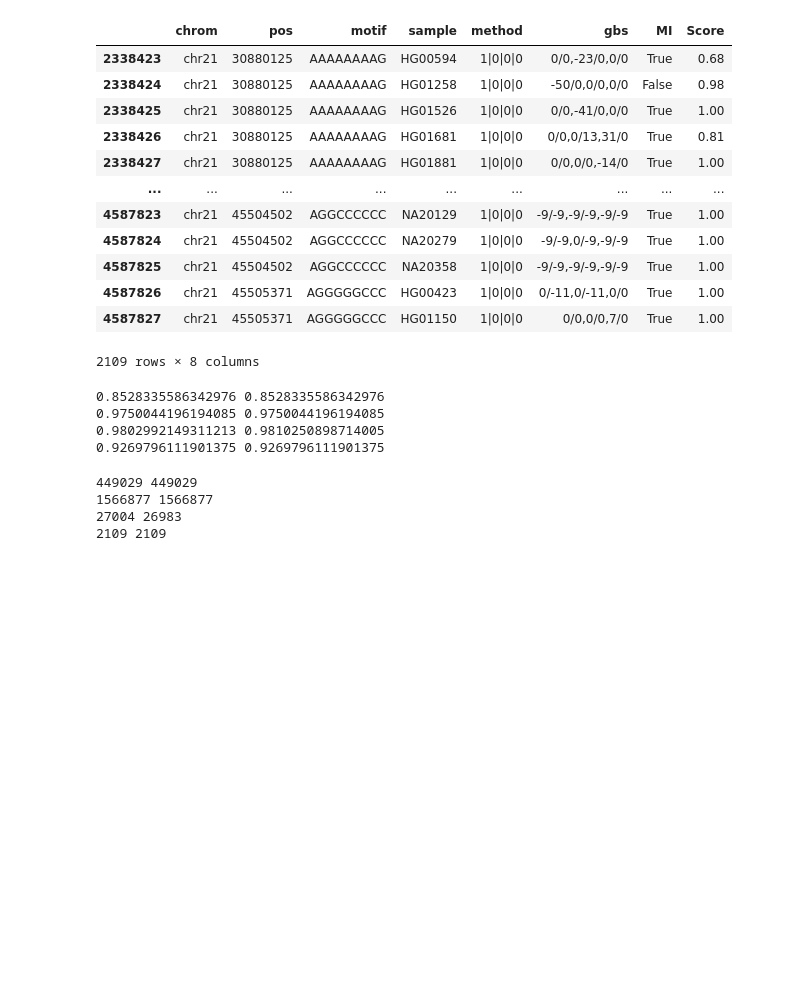
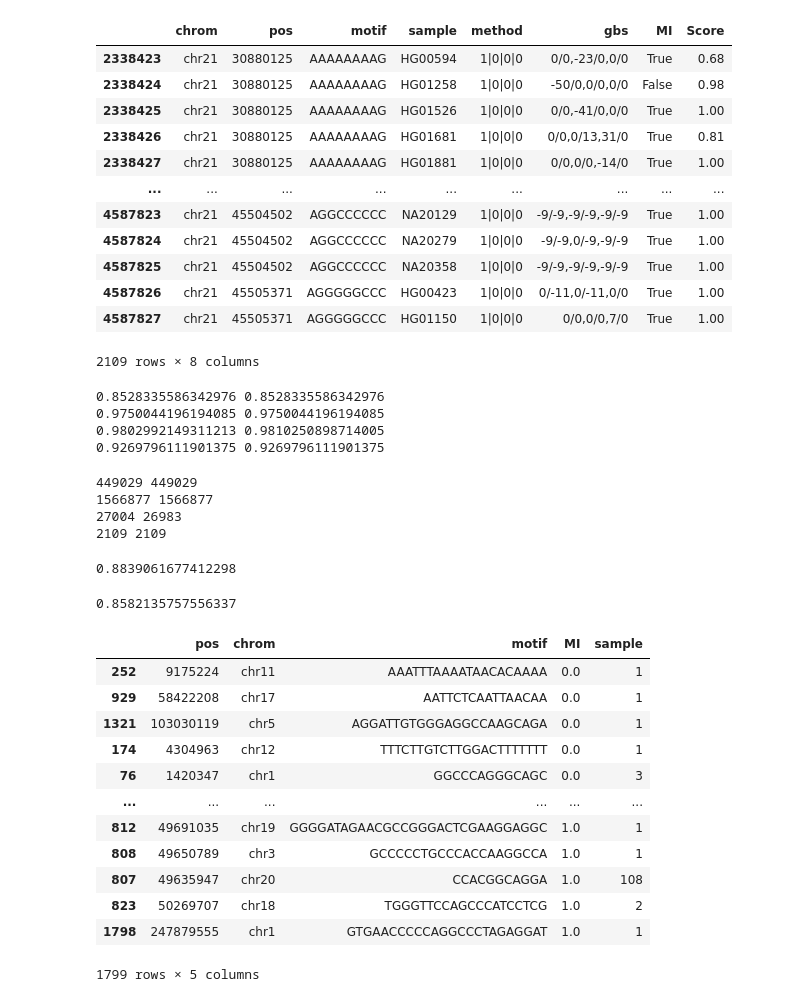
Before and after one commit to gymreklab/1000Genomes-TR-Analysis, a Jupyter notebook: mend/MendelianInheritanceAnalysis.ipynb, the cells around one changed output. Saved outputs shown, nothing was run; the diff lists cells and outputs as text; code cells hidden in the pictures; blank space fills up the shorter version.

```diff
--- a/mend/MendelianInheritanceAnalysis.ipynb
+++ b/mend/MendelianInheritanceAnalysis.ipynb
@@ -184,3 +256,32 @@ print(len(shared_advntr['MI']), len(ens_advntr_21['MI']))
 1566877 1566877
 27004 26983
 2109 2109
+# %%
+path = f"/expanse/projects/gymreklab/helia/ensembl/1000Genomes-TR-Analysis/mend/result/mend_gt_all_advntr.tab"
+data = pd.read_csv(path, sep="\t",
+    names=["chrom","pos","motif","sample","MI"])
+
+print(len(data[data['MI'] == True]) / len(data))
+# %% [output]
+0.8839061677412298
+# %%
+bypos = data.groupby(["pos","chrom","motif"], as_index=False).agg({"MI": np.mean, "sample": len}).sort_values("MI")
+np.mean(bypos[bypos['sample'] > 10]['MI'])
+# %% [output]
+0.8582135757556337
+# %%
+bypos
+# %% [output]
+|  | pos | chrom | motif | MI | sample |
+| 252 | 9175224 | chr11 | AAATTTAAAATAACACAAAA | 0.0 | 1 |
+| 929 | 58422208 | chr17 | AATTCTCAATTAACAA | 0.0 | 1 |
+| 1321 | 103030119 | chr5 | AGGATTGTGGGAGGCCAAGCAGA | 0.0 | 1 |
+| 174 | 4304963 | chr12 | TTTCTTGTCTTGGACTTTTTTT | 0.0 | 1 |
+| 76 | 1420347 | chr1 | GGCCCAGGGCAGC | 0.0 | 3 |
+| ... | ... | ... | ... | ... | ... |
+| 812 | 49691035 | chr19 | GGGGATAGAACGCCGGGACTCGAAGGAGGC | 1.0 | 1 |
+| 808 | 49650789 | chr3 | GCCCCCTGCCCACCAAGGCCA | 1.0 | 1 |
+| 807 | 49635947 | chr20 | CCACGGCAGGA | 1.0 | 108 |
+| 823 | 50269707 | chr18 | TGGGTTCCAGCCCATCCTCG | 1.0 | 2 |
+| 1798 | 247879555 | chr1 | GTGAACCCCCAGGCCCTAGAGGAT | 1.0 | 1 |
+1799 rows × 5 columns
```
Also changed, not shown: parts of 9 cells of this notebook.
